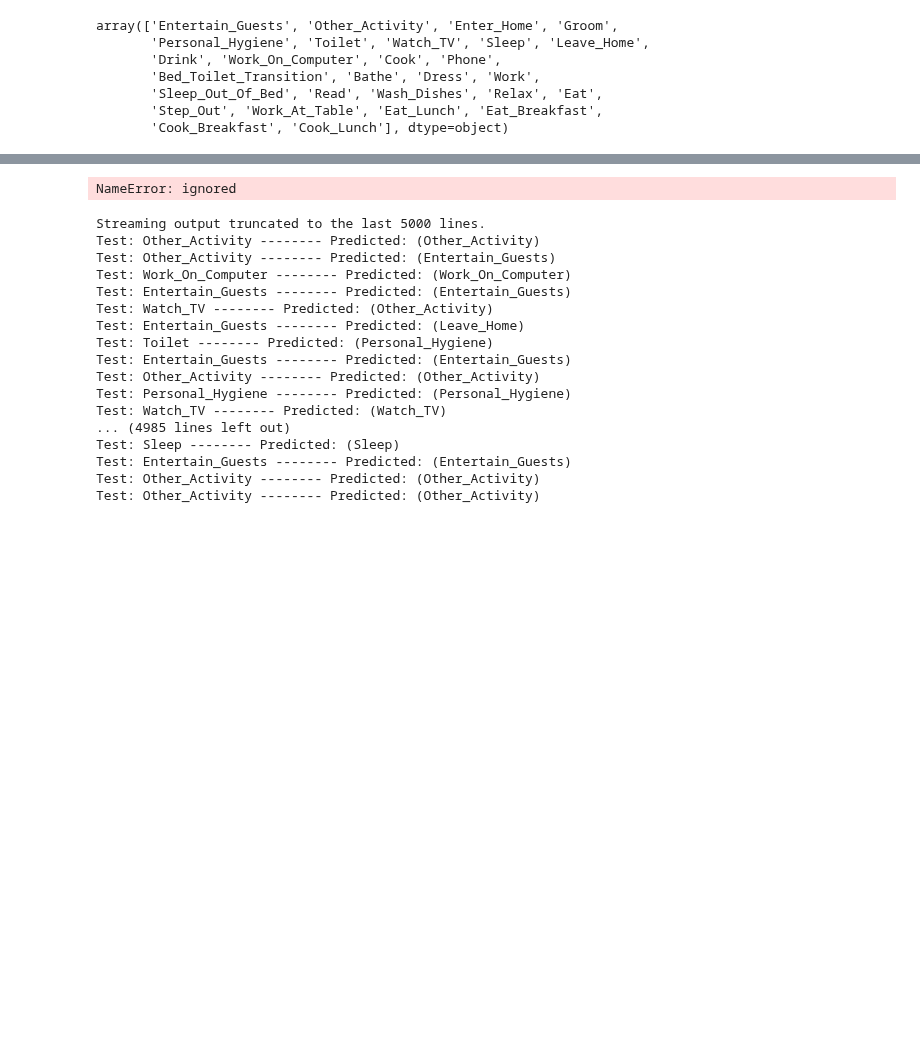
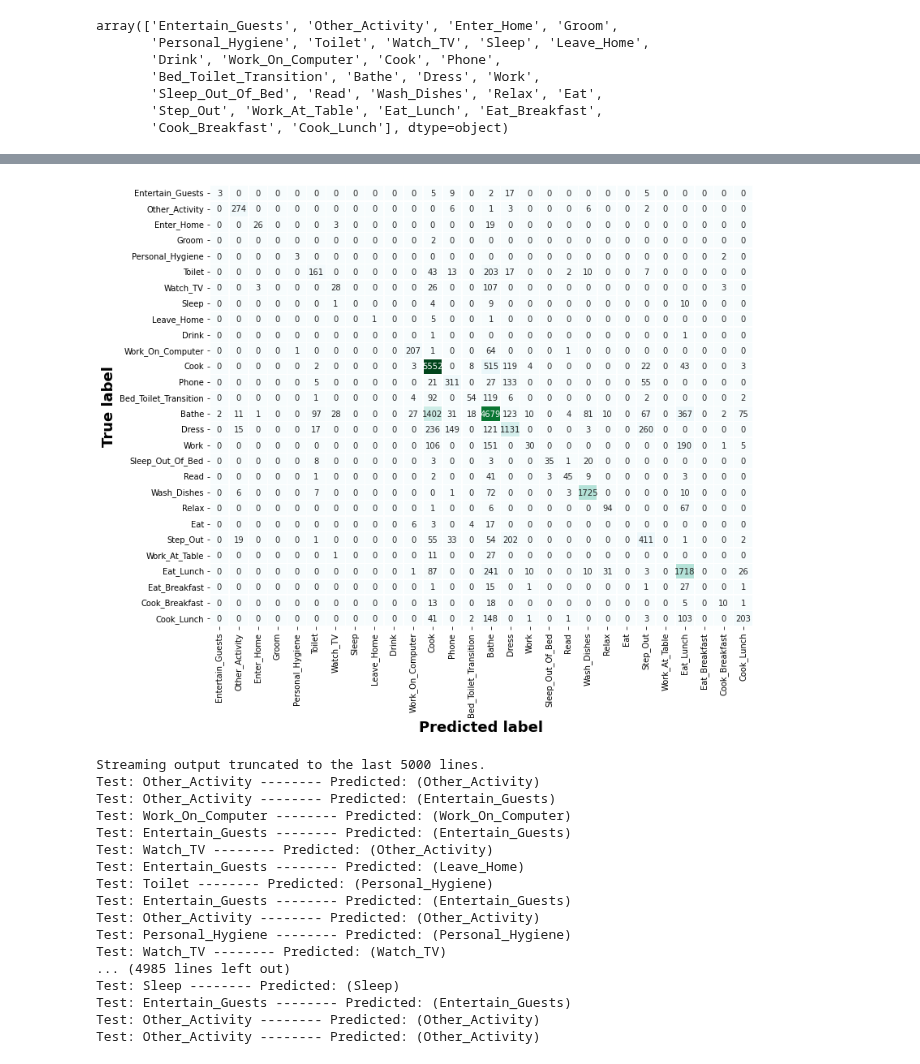
Before and after one commit to sylvas-j/ML, a Jupyter notebook: Tensorflow_works/SmartHome_ModelProcess.ipynb, the cells around one changed output, grey strips where cells are left out. Cells and saved outputs as stored; diff of their text form; code cells hidden in the pictures; blank space fills up the shorter version.

```diff
--- a/Tensorflow_works/SmartHome_ModelProcess.ipynb
+++ b/Tensorflow_works/SmartHome_ModelProcess.ipynb
@@ -422,7 +451,6 @@ array(['Entertain_Guests', 'Other_Activity', 'Enter_Home', ...,
 # %%
 # matrix = classification_report(actual,predicted,labels=[1,0])
-matrix = classification_report(reverse_encoded_y_test,reverse_encoded_y_predicted, labels=pd.unique(reverse_encoded_y_predicted), zero_division='warn')
-print(matrix)
+classification_reportx(reverse_encoded_y_test,reverse_encoded_y_predicted)
 # %% [output]
                        precision    recall  f1-score   support
 
@@ -457,19 +485,3 @@ array(['Entertain_Guests', 'Other_Activity', 'Enter_Home', 'Groom',
        'Sleep_Out_Of_Bed', 'Read', 'Wash_Dishes', 'Relax', 'Eat',
        'Step_Out', 'Work_At_Table', 'Eat_Lunch', 'Eat_Breakfast',
        'Cook_Breakfast', 'Cook_Lunch'], dtype=object)
-# %%
-# from sklearn.metrics import confusion_matrix
-
-# confusion_matrix(reverse_encoded_y_test, reverse_encoded_y_predicted)
-
-# pd.crosstab(reverse_encoded_y_test, reverse_encoded_y_predicted, rownames=['True'], colnames=['Predicted'], margins=True)
-
-%matplotlib inline
-cm = confusion_matrix(reverse_encoded_y_test, reverse_encoded_y_predicted)
-df_cm = pd.DataFrame(cm, index=[i for i in reverse_encoded_y_test], columns=[i for i in reverse_encoded_y_test])
-plt.figure()
-ax = sns.heatmap(df_cm,  cbar = False, cmap="BuGn", annot=True, fmt="d")
-plt.setp(ax.get_xticklabels(), rotation=45)
-plt.ylabel('True label', fontweight='bold', fontsize = 18)
-plt.xlabel('Predicted label', fontweight='bold', fontsize = 18)
-plt.show()
@@ -478,7 +511,58 @@ ValueError: ignored
+# %%
+# matrix = classification_report(actual,predicted,labels=[1,0])
+def classification_reportx(y_test,y_predicted):
+  matrix = classification_report(y_test,y_predicted, labels=pd.unique(y_predicted))
+  # matrix = classification_report(reverse_encoded_y_test,reverse_encoded_y_predicted, labels=pd.unique(reverse_encoded_y_predicted))
+  print(matrix)
+# classification_reportx(reverse_encoded_y_test,reverse_encoded_y_predicted)
+
+
+# confusion_matrix(reverse_encoded_y_test, reverse_encoded_y_predicted)
+def confusion_matrixx(y_test, y_pred,figsize1,figsize2):
+  %matplotlib inline
+  # fig, ax = plt.subplots(figsize=(12,10))
+  fig, ax = plt.subplots(figsize=(figsize1,figsize2))
+  # cm = confusion_matrix(reverse_encoded_y_test, reverse_encoded_y_predicted)
+  cm = confusion_matrix(y_test, y_pred)
+  # df_cm = pd.DataFrame(cm, index=pd.unique(reverse_encoded_y_test), columns=pd.unique(reverse_encoded_y_test))
+  df_cm = pd.DataFrame(cm, index=pd.unique(y_test), columns=pd.unique(y_test))
+  ax = sns.heatmap(df_cm,  cbar = False, cmap="BuGn", annot=True, fmt="d", linewidths=.5, ax=ax)
+  # plt.setp(ax.get_xticklabels(), rotation=45)
+  plt.ylabel('True label', fontweight='bold', fontsize = 18)
+  plt.xlabel('Predicted label', fontweight='bold', fontsize = 18)
+  plt.show()
+# confusion_matrixx(reverse_encoded_y_test, reverse_encoded_y_predicted,12,10)
+
+# class for Y convertions
+class TextLabelEncoderDummy:
+
+  def labelencoder(y_df):
+    encoder = LabelEncoder()
+    encoder.fit(y_df)
+    encoded_Y = encoder.transform(y_df)
+    return encoded_Y
+
+
+  def encoded_to_dummy(encoded_Y):
+    # convert encoder variable to dummy variable
+    uniques, ids = np.unique(encoded_Y, return_inverse=True)
+    dummy_y = np_utils.to_categorical(ids, len(uniques))
+    # dummy_y = np_utils.to_categorical(encoded_Y)
+    return dummy_y
+
+
+  def reverse_dummy_to_encoded(y_test):
+    reverse_dummy = uniques[y_test.argmax(1)]
+    return reverse_dummy
+
+
+  def reverse_encoded_to_text(reverse_dummy):
+    reverse_encoded = encoder.inverse_transform(reverse_dummy)
+    return reverse_encoded
+# %% [output]
+[figure, added]
 # %%
 df_cm
-# %% [output]
-NameError: ignored
 # %%
 for i in range(len(reverse_encoded_y_test)):
     print("Test: %s -------- Predicted: (%s)" % (reverse_encoded_y_test[i], reverse_encoded_y_predicted[i]))
```
Also changed, not shown: parts of 21 cells of this notebook.
